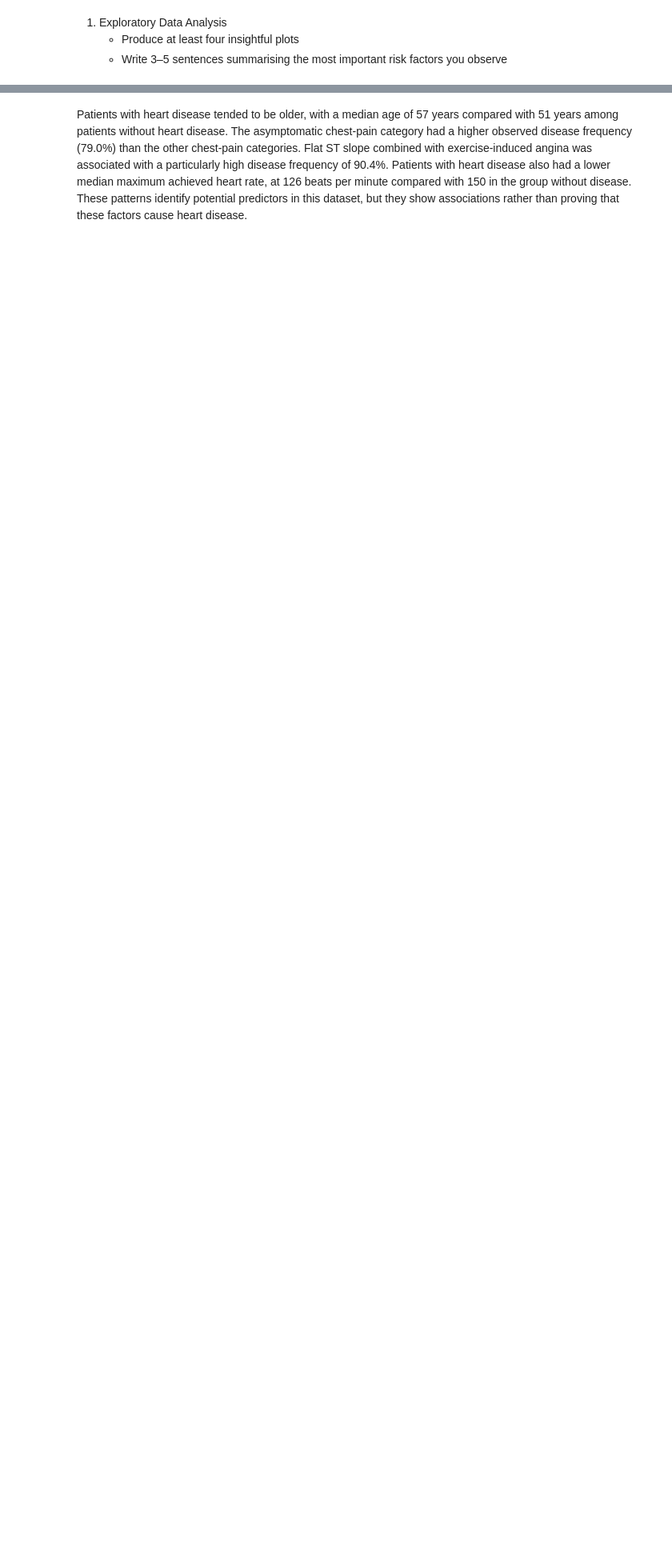
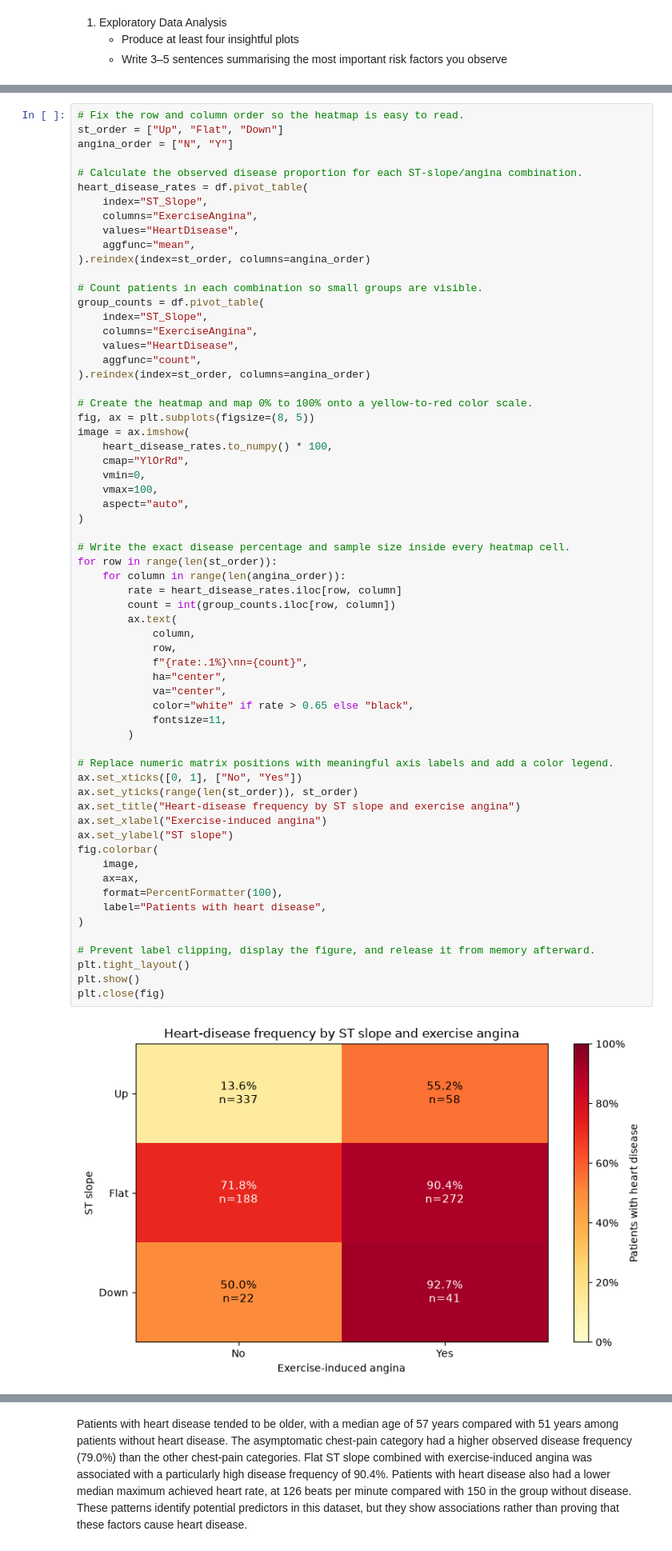
Before and after one commit to frangu617/USD, a Jupyter notebook: AAI_500/M5_Assignments/Francisco_Gutierrez_Assignment_M5.ipynb, the cells around one changed output, grey strips where cells are left out. Shown at 80% size. Drawn from its saved outputs; the diff is of its cells as text; blank space fills up the shorter version.

```diff
--- a/AAI_500/M5_Assignments/Francisco_Gutierrez_Assignment_M5.ipynb
+++ b/AAI_500/M5_Assignments/Francisco_Gutierrez_Assignment_M5.ipynb
@@ -79,0 +146,65 @@ plt.close(fig)
+# %%
+# Fix the row and column order so the heatmap is easy to read.
+st_order = ["Up", "Flat", "Down"]
+angina_order = ["N", "Y"]
+
+# Calculate the observed disease proportion for each ST-slope/angina combination.
+heart_disease_rates = df.pivot_table(
+    index="ST_Slope",
+    columns="ExerciseAngina",
+    values="HeartDisease",
+    aggfunc="mean",
+).reindex(index=st_order, columns=angina_order)
+
+# Count patients in each combination so small groups are visible.
+group_counts = df.pivot_table(
+    index="ST_Slope",
+    columns="ExerciseAngina",
+    values="HeartDisease",
+    aggfunc="count",
+).reindex(index=st_order, columns=angina_order)
+
+# Create the heatmap and map 0% to 100% onto a yellow-to-red color scale.
+fig, ax = plt.subplots(figsize=(8, 5))
+image = ax.imshow(
+    heart_disease_rates.to_numpy() * 100,
+    cmap="YlOrRd",
+    vmin=0,
+    vmax=100,
+    aspect="auto",
+)
+
+# Write the exact disease percentage and sample size inside every heatmap cell.
+for row in range(len(st_order)):
+    for column in range(len(angina_order)):
+        rate = heart_disease_rates.iloc[row, column]
+        count = int(group_counts.iloc[row, column])
+        ax.text(
+            column,
+            row,
+            f"{rate:.1%}\nn={count}",
+            ha="center",
+            va="center",
+            color="white" if rate > 0.65 else "black",
+            fontsize=11,
+        )
+
+# Replace numeric matrix positions with meaningful axis labels and add a color legend.
+ax.set_xticks([0, 1], ["No", "Yes"])
+ax.set_yticks(range(len(st_order)), st_order)
+ax.set_title("Heart-disease frequency by ST slope and exercise angina")
+ax.set_xlabel("Exercise-induced angina")
+ax.set_ylabel("ST slope")
+fig.colorbar(
+    image,
+    ax=ax,
+    format=PercentFormatter(100),
+    label="Patients with heart disease",
+)
+
+# Prevent label clipping, display the figure, and release it from memory afterward.
+plt.tight_layout()
+plt.show()
+plt.close(fig)
+# %% [output]
+[figure, added]
```
Also changed, not shown: parts of 13 cells of this notebook.
